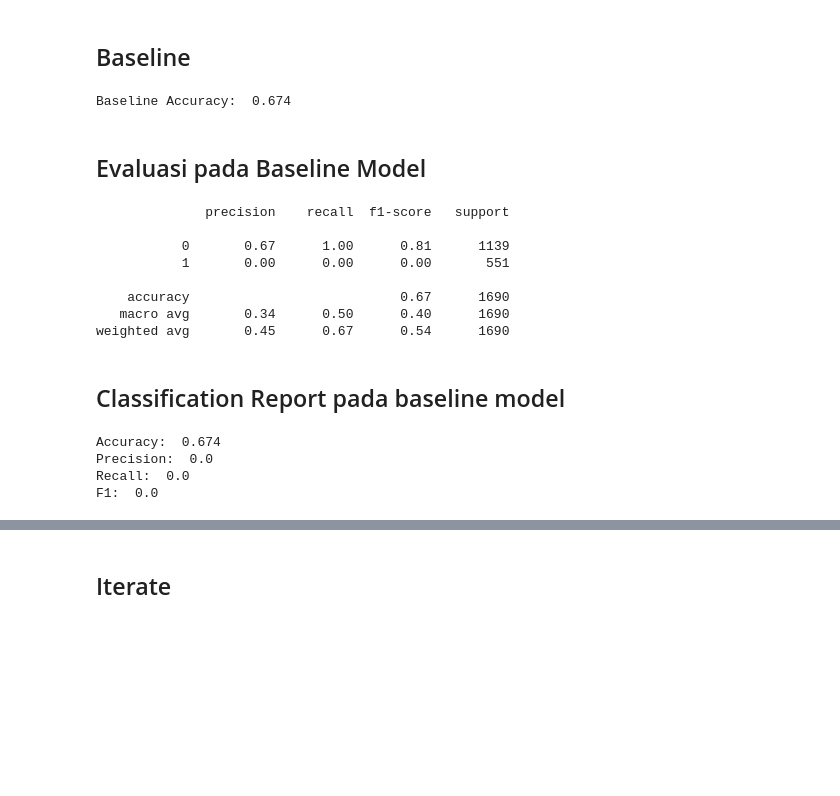
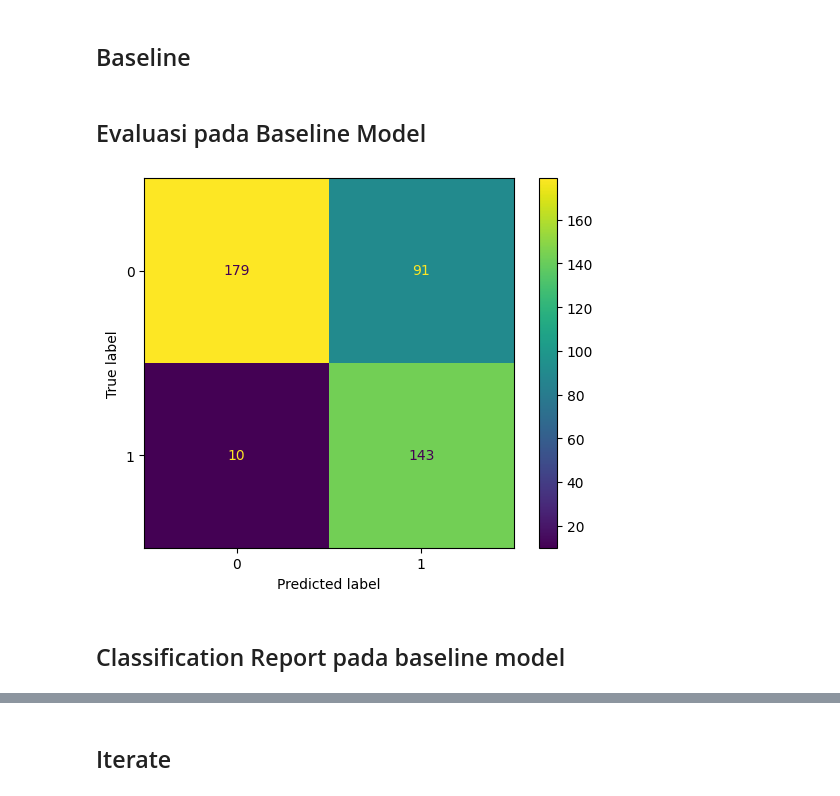
Before and after one commit to AbdulHafidh-AI/INF540-KELOMPOK2-MACHINE_LEARNING_PROJECT, a Jupyter notebook: LoanDefaultPrediction_01.ipynb, the cells around one changed output, grey strips where cells are left out. Drawn from its saved outputs; the diff is of its cells as text; code cells hidden in the pictures; blank space fills up the shorter version.

```diff
--- a/LoanDefaultPrediction_01.ipynb
+++ b/LoanDefaultPrediction_01.ipynb
@@ -470,9 +472,11 @@ result_logistic_regression = {
 }
 # %% [markdown]
 ## Baseline
-# %%
-# menghitung baseline accuracy
-acc_baseline = y_train.value_counts(normalize = True).max()
-print('Baseline Accuracy: ', round(acc_baseline, 4))
-# %% [output]
-Baseline Accuracy:  0.674
+# %%
+# menggunakan base model Logistic Regression
+from sklearn.linear_model import LogisticRegression
+
+logreg = LogisticRegression()
+logreg.fit(X_train_res, y_train_res)
+
+y_pred = logreg.predict(X_test)
@@ -479,41 +492,19 @@ Baseline Accuracy:  0.674
 # %% [markdown]
 ## Evaluasi pada Baseline Model
-# %%
-# Evaluasi baseline model
-from sklearn.metrics import confusion_matrix, classification_report
-
-
-y_pred = [0] * len(y_train)
-
-print(classification_report(y_train, y_pred))
-# %% [output]
-              precision    recall  f1-score   support
-
-           0       0.67      1.00      0.81      1139
-           1       0.00      0.00      0.00       551
-
-    accuracy                           0.67      1690
-   macro avg       0.34      0.50      0.40      1690
-weighted avg       0.45      0.67      0.54      1690
+# %%
+# Menampilkan confustion matrix
+import matplotlib.pyplot as plt
+from sklearn.metrics._plot.confusion_matrix import confusion_matrix
+from sklearn.metrics import confusion_matrix, ConfusionMatrixDisplay
+
+
+
+cm = confusion_matrix(y_test, y_pred)
+disp = ConfusionMatrixDisplay(confusion_matrix=cm, display_labels=logreg.classes_, )
+
+disp.plot()
+plt.show()
+# %% [output]
+[figure, added]
 # %% [markdown]
 ## Classification Report pada baseline model
-# %%
-# classification report
-from sklearn.metrics import accuracy_score, precision_score, recall_score, f1_score
-
-print('Accuracy: ', round(accuracy_score(y_train, y_pred), 4))
-print('Precision: ', round(precision_score(y_train, y_pred), 4))
-print('Recall: ', round(recall_score(y_train, y_pred), 4))
-print('F1: ', round(f1_score(y_train, y_pred), 4))
-
-# Menambahkan hasil evaluasi baseline model ke dalam dictionary
-model_logistic_regression.append('Baseline Model')
-accuracy.append(round(accuracy_score(y_train, y_pred), 4))
-precision.append(round(precision_score(y_train, y_pred), 4))
-recall.append(round(recall_score(y_train, y_pred), 4))
-f1.append(round(f1_score(y_train, y_pred), 4))
-# %% [output]
-Accuracy:  0.674
-Precision:  0.0
-Recall:  0.0
-F1:  0.0
```
Also changed, not shown: parts of 23 cells of this notebook, 3 other files.
